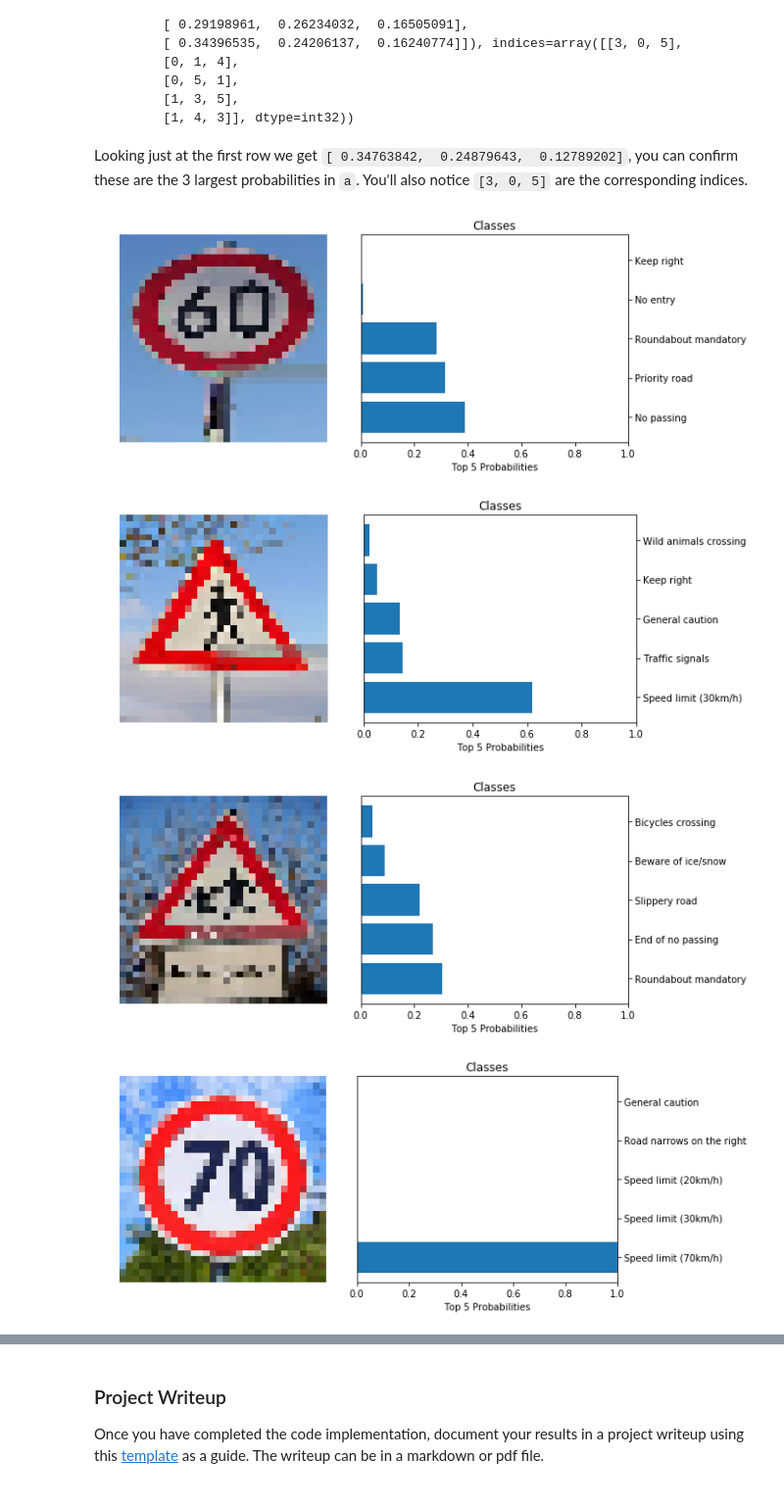
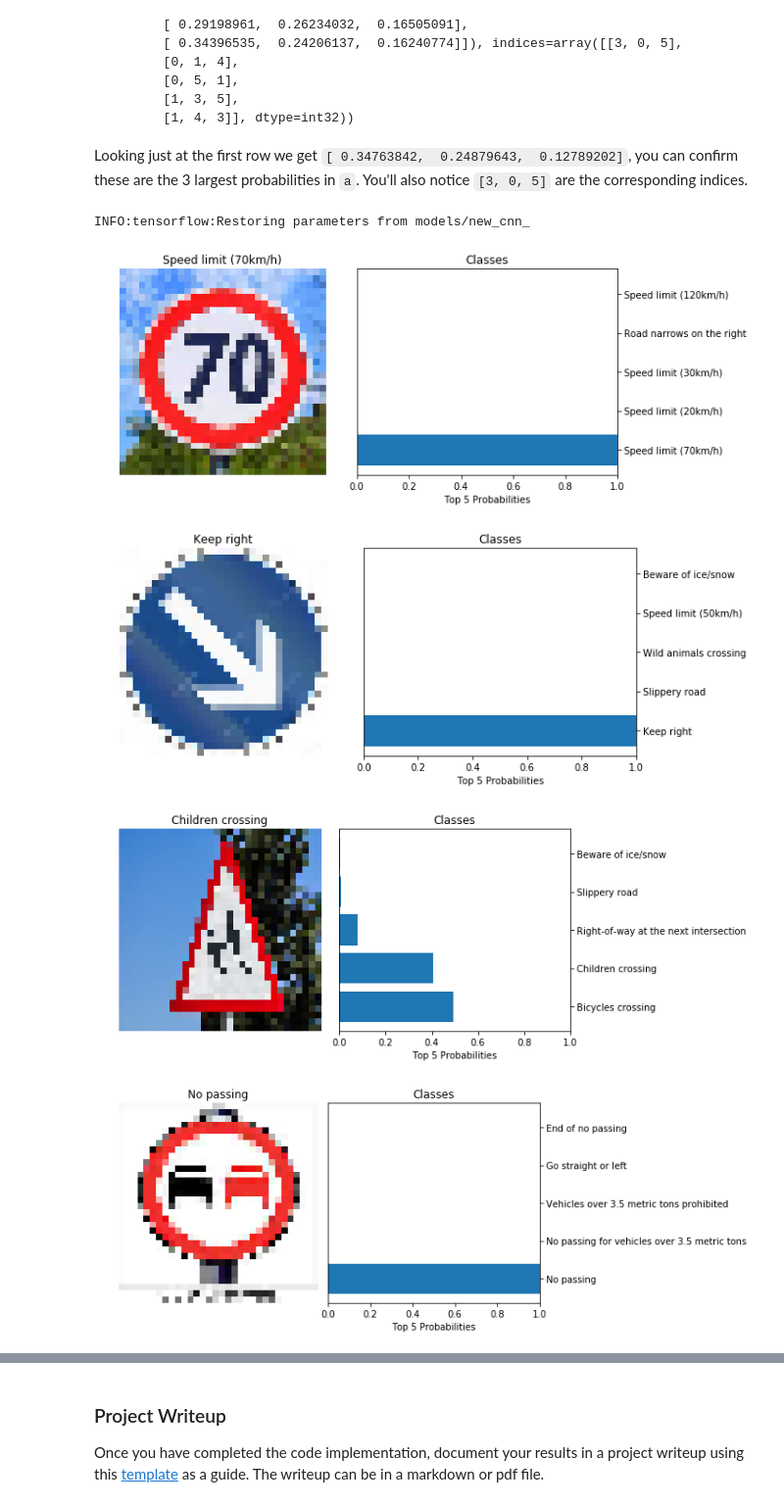
Before and after one commit to chenwade/CarND-Traffic-Sign-Classifier-Project, a Jupyter notebook: Traffic_Sign_Classifier.ipynb, the cells around one changed output, grey strips where cells are left out. Shown at 98% size. Saved outputs shown, nothing was run; the diff lists cells and outputs as text; code cells hidden in the pictures.

```diff
--- a/Traffic_Sign_Classifier.ipynb
+++ b/Traffic_Sign_Classifier.ipynb
@@ -383,3 +591,0 @@ one_hot_y = tf.one_hot(y, n_classes)
-# %%
-logits = Get_LeNet(x, n_classes=n_classes)
-logits_probs = tf.nn.softmax(logits)
@@ -639,15 +1335,0 @@ num_images = len(X_test_new)
-# %%
-with tf.Session() as sess:
-    sess.run(tf.global_variables_initializer())
-    saver.restore(sess, tf.train.latest_checkpoint('models/'))
-    # saver.restore(sess, 'models/' + 'early_stopping_checkpoint')
-    logits, logits_probs = sess.run([logits, logits_probs], feed_dict={x: X_test_new})
-
-    top5 = sess.run(tf.nn.top_k(tf.constant(logits_probs), k=5))
-
-    test_new_class = np.argmax(logits, axis=1)
-
-    for i in range(num_images):
-        print(sign_names.SignName[test_new_class[i]], ':')
-        plot_img(new_img[i])
-        plt.show()
@@ -713,40 +1377,69 @@ Looking just at the first row we get `[ 0.34763842,  0.24879643,  0.12789202]`,
 ### Print out the top five softmax probabilities for the predictions on the German traffic sign images found on the web.
 ### Feel free to use as many code cells as needed.
 # %%
-with tf.Session() as sess:
+# preprocess the new test data
+X_new_pp = preprocess_array(X_new)
+
+# normalize the new test data
+scaled_X_new = (X_new_pp - mean) / stdd
+
+model_name = 'new_cnn_'
+
+#  build graph
+modern_cnn_graph = tf.Graph()
+with modern_cnn_graph.as_default():
+    x = tf.placeholder(tf.float32, (None, 32, 32, 1))
+    y = tf.placeholder(tf.int32, (None))
+    one_hot_y = tf.one_hot(y, n_classes)
+
+    is_dropout = tf.placeholder(tf.bool)
+    logits = get_modern_cnn(x, n_classes=n_classes, dropout=is_dropout)
+    logit_probs = tf.nn.softmax(logits)
+    correct_prediction = tf.equal(tf.argmax(logits, 1), tf.argmax(one_hot_y, 1))
+    accuracy_operation = tf.reduce_mean(tf.cast(correct_prediction, tf.float32))
+
+# ##  evaluate models on the internet images## #
+with tf.Session(graph=modern_cnn_graph) as sess:
+    saver = tf.train.Saver()
     sess.run(tf.global_variables_initializer())
-    saver.restore(sess, tf.train.latest_checkpoint('models/'))
-    # saver.restore(sess, 'models/' + 'early_stopping_checkpoint')
+    saver.restore(sess, 'models/' + model_name)
+    accuacy, logits_probs = sess.run([accuracy_operation, logit_probs],
+                                     feed_dict={x: scaled_X_new, y: y_new, is_dropout: False})
 
-    for i in range(num_images):
+    top5 = sess.run(tf.nn.top_k(tf.constant(logits_probs), k=5))
+
+    for i in range(10):
         top5_classes = np.array(sign_names.SignName[top5[1][i, :]])
         top5_probs = np.array(top5[0][i, :])
 
         implot = plt.figure(figsize=(10, 4))
 
         ax = implot.add_subplot(1, 2, 1)
         ax.grid(False)
         ax.axis('off')
-        ax.imshow(new_img[i])
+        ax.imshow(X_new[i])
+        ax.set_title(sign_names.SignName[y_new[i]])
 
-        # classes = test_names
-        # probs = test_probs
         y_pos = np.arange(len(top5_classes))
 
         ax2 = implot.add_subplot(1, 2, 2)
         ax2.barh(y_pos, top5_probs, align='center')
         ax2.set_yticks(y_pos)
         ax2.set_yticklabels(top5_classes)
         ax2.yaxis.set_ticks_position('right')
         ax2.set_xlabel('Top 5 Probabilities')
         ax2.set_title('Classes')
         ax2.set_xlim([0, 1])
 
         plt.tight_layout()
 
         plt.show()
+
+    print("=============================================")
+    print("The accuracy of Internet Image = %.4f)" % accuacy)
 # %% [output]
+INFO:tensorflow:Restoring parameters from models/new_cnn_
-[figure, old version]
+[figure, new version]
-[figure, old version]
+[figure, new version]
-[figure, old version]
+[figure, new version]
-[figure, old version]
+[figure, new version]
```
Also changed, not shown: parts of 80 cells of this notebook, 14 other files.
